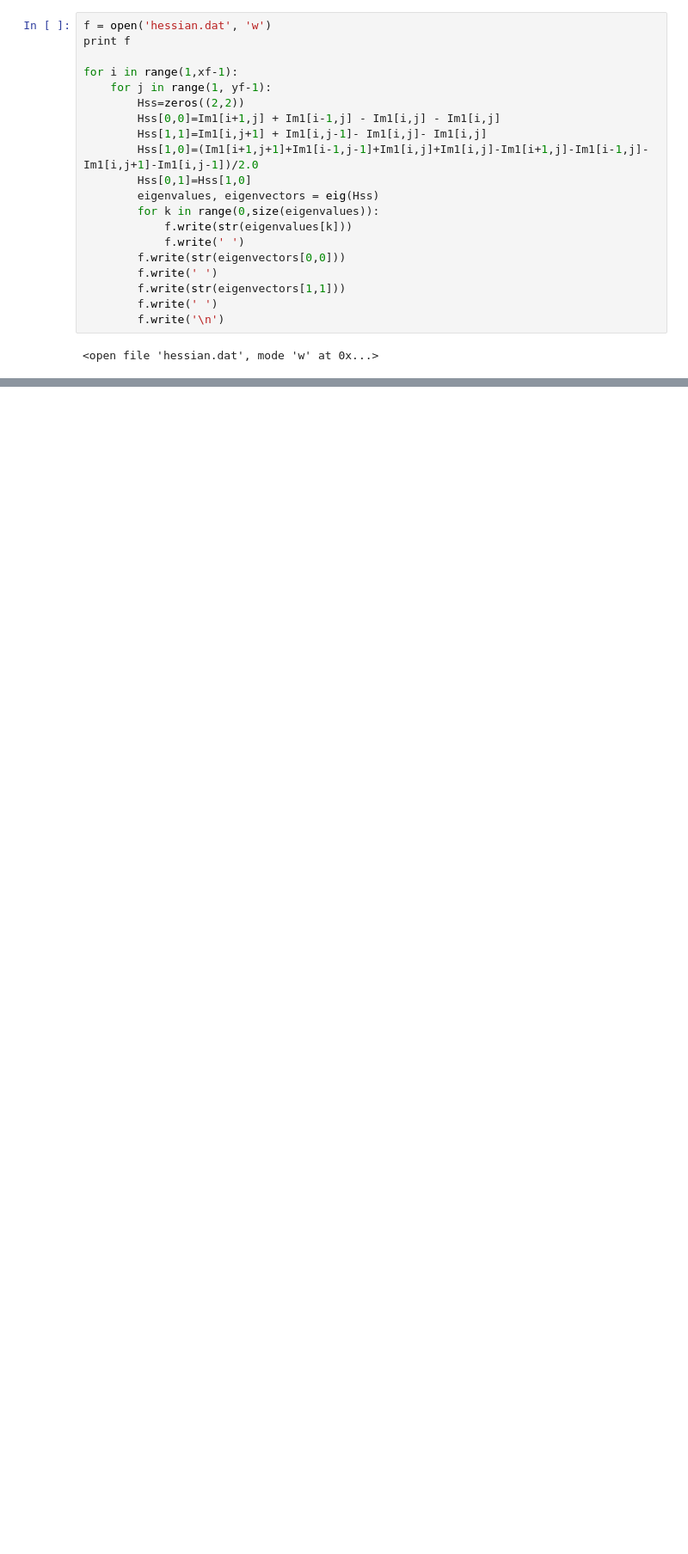
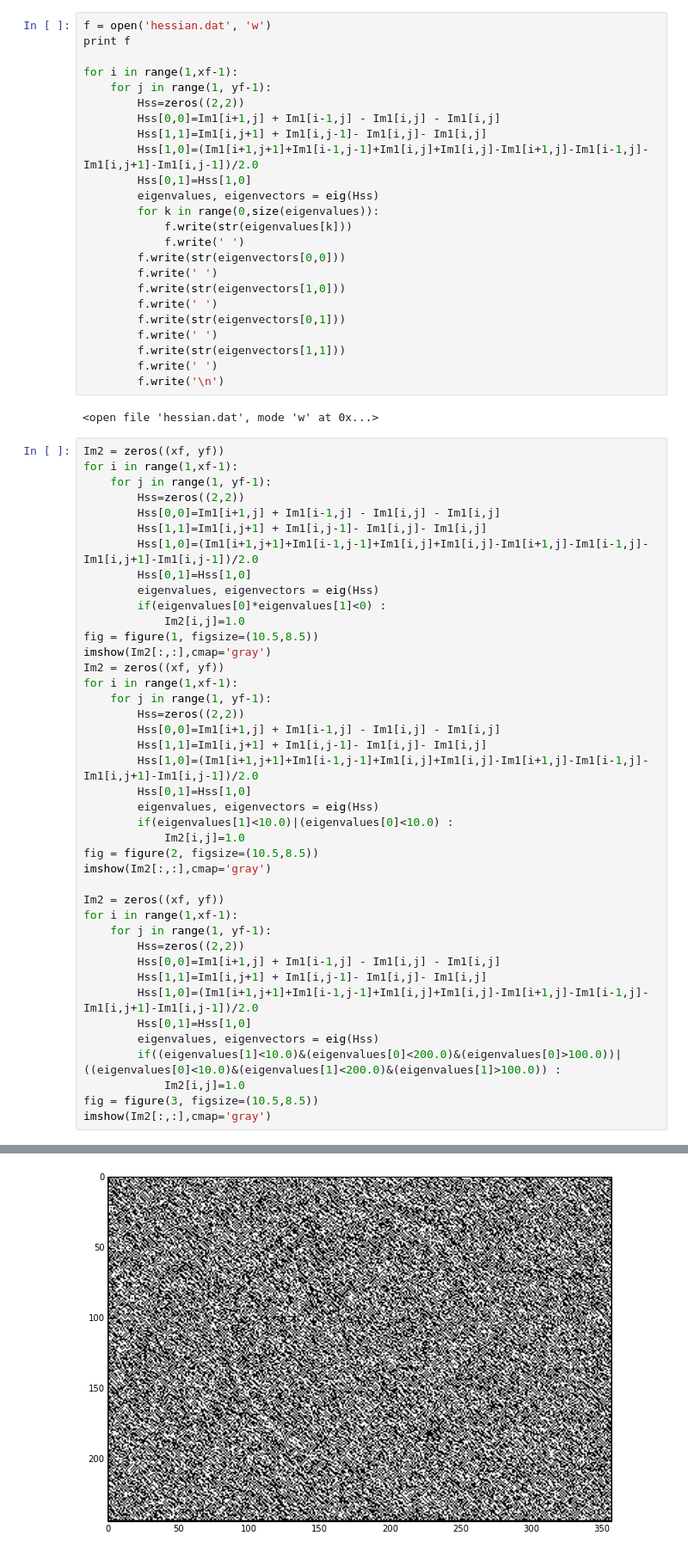
Before and after one commit to bernalde/Bernal_Mendez_hw8, a Jupyter notebook: Hessian.ipynb, the cells around one changed output, grey strips where cells are left out. Shown at 86% size. Saved outputs shown, nothing was run; the diff lists cells and outputs as text; blank space fills up the shorter version.

```diff
--- a/Hessian.ipynb
+++ b/Hessian.ipynb
@@ -35,8 +39,54 @@ for i in range(1,xf-1):
             f.write(' ')
         f.write(str(eigenvectors[0,0]))
         f.write(' ')
+        f.write(str(eigenvectors[1,0]))
+        f.write(' ')
+        f.write(str(eigenvectors[0,1]))
+        f.write(' ')
         f.write(str(eigenvectors[1,1]))
         f.write(' ')
         f.write('\n')
 # %% [output]
 <open file 'hessian.dat', mode 'w' at 0x...>
+# %%
+Im2 = zeros((xf, yf))
+for i in range(1,xf-1):
+    for j in range(1, yf-1):
+        Hss=zeros((2,2))
+        Hss[0,0]=Im1[i+1,j] + Im1[i-1,j] - Im1[i,j] - Im1[i,j]
+        Hss[1,1]=Im1[i,j+1] + Im1[i,j-1]- Im1[i,j]- Im1[i,j]
+        Hss[1,0]=(Im1[i+1,j+1]+Im1[i-1,j-1]+Im1[i,j]+Im1[i,j]-Im1[i+1,j]-Im1[i-1,j]-Im1[i,j+1]-Im1[i,j-1])/2.0
+        Hss[0,1]=Hss[1,0]
+        eigenvalues, eigenvectors = eig(Hss)
+        if(eigenvalues[0]*eigenvalues[1]<0) :
+            Im2[i,j]=1.0
+fig = figure(1, figsize=(10.5,8.5))
+imshow(Im2[:,:],cmap='gray')
+Im2 = zeros((xf, yf))
+for i in range(1,xf-1):
+    for j in range(1, yf-1):
+        Hss=zeros((2,2))
+        Hss[0,0]=Im1[i+1,j] + Im1[i-1,j] - Im1[i,j] - Im1[i,j]
+        Hss[1,1]=Im1[i,j+1] + Im1[i,j-1]- Im1[i,j]- Im1[i,j]
+        Hss[1,0]=(Im1[i+1,j+1]+Im1[i-1,j-1]+Im1[i,j]+Im1[i,j]-Im1[i+1,j]-Im1[i-1,j]-Im1[i,j+1]-Im1[i,j-1])/2.0
+        Hss[0,1]=Hss[1,0]
+        eigenvalues, eigenvectors = eig(Hss)
+        if(eigenvalues[1]<10.0)|(eigenvalues[0]<10.0) :
+            Im2[i,j]=1.0
+fig = figure(2, figsize=(10.5,8.5))
+imshow(Im2[:,:],cmap='gray')
+
+Im2 = zeros((xf, yf))
+for i in range(1,xf-1):
+    for j in range(1, yf-1):
+        Hss=zeros((2,2))
+        Hss[0,0]=Im1[i+1,j] + Im1[i-1,j] - Im1[i,j] - Im1[i,j]
+        Hss[1,1]=Im1[i,j+1] + Im1[i,j-1]- Im1[i,j]- Im1[i,j]
+        Hss[1,0]=(Im1[i+1,j+1]+Im1[i-1,j-1]+Im1[i,j]+Im1[i,j]-Im1[i+1,j]-Im1[i-1,j]-Im1[i,j+1]-Im1[i,j-1])/2.0
+        Hss[0,1]=Hss[1,0]
+        eigenvalues, eigenvectors = eig(Hss)
+        if((eigenvalues[1]<10.0)&(eigenvalues[0]<200.0)&(eigenvalues[0]>100.0))|((eigenvalues[0]<10.0)&(eigenvalues[1]<200.0)&(eigenvalues[1]>100.0)) :
+            Im2[i,j]=1.0
+fig = figure(3, figsize=(10.5,8.5))
+imshow(Im2[:,:],cmap='gray')
+# %% [output]
@@ -42,0 +94 @@ for i in range(1,xf-1):
+[figure, added]
```
Also changed, not shown: parts of 6 cells of this notebook, 2 other files.
